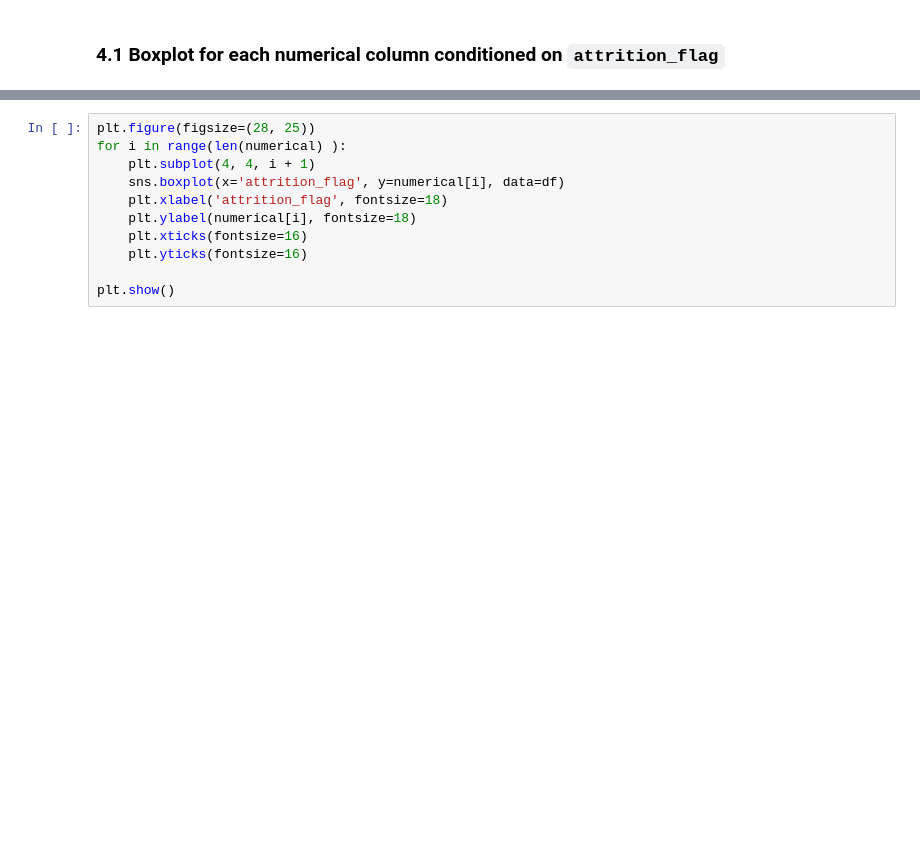
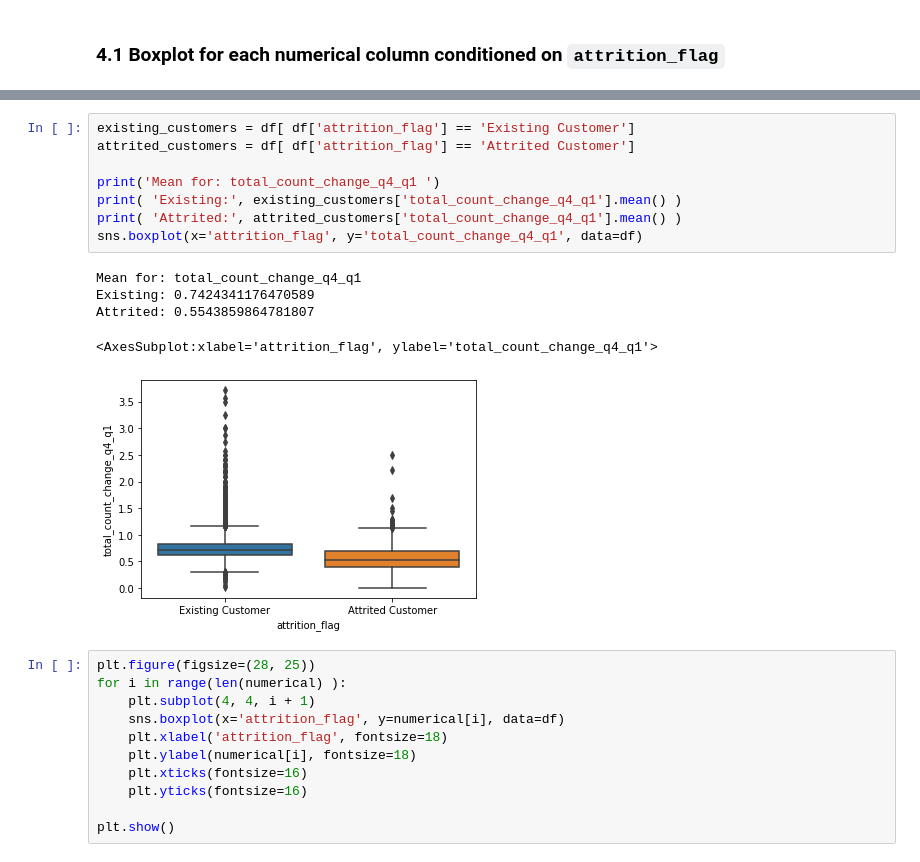
Before and after one commit to jonjonnyjonjon/introml-g2t4, a Jupyter notebook: EDA.ipynb, the cells around one changed output, grey strips where cells are left out. Saved outputs shown, nothing was run; the diff lists cells and outputs as text; blank space fills up the shorter version.

```diff
--- a/EDA.ipynb
+++ b/EDA.ipynb
@@ -327,3 +350,17 @@ sns.boxplot(x='attrition_flag', y='avg_utilization_ratio', data=df)
+# %%
+existing_customers = df[ df['attrition_flag'] == 'Existing Customer']
+attrited_customers = df[ df['attrition_flag'] == 'Attrited Customer']
+
+print('Mean for: total_count_change_q4_q1 ')
+print( 'Existing:', existing_customers['total_count_change_q4_q1'].mean() )
+print( 'Attrited:', attrited_customers['total_count_change_q4_q1'].mean() )
+sns.boxplot(x='attrition_flag', y='total_count_change_q4_q1', data=df)
+# %% [output]
+Mean for: total_count_change_q4_q1
+Existing: 0.7424341176470589
+Attrited: 0.5543859864781807
+<AxesSubplot:xlabel='attrition_flag', ylabel='total_count_change_q4_q1'>
+[figure, added]
 # %%
 plt.figure(figsize=(28, 25))
 for i in range(len(numerical) ):
```
Also changed, not shown: parts of 9 cells of this notebook.
